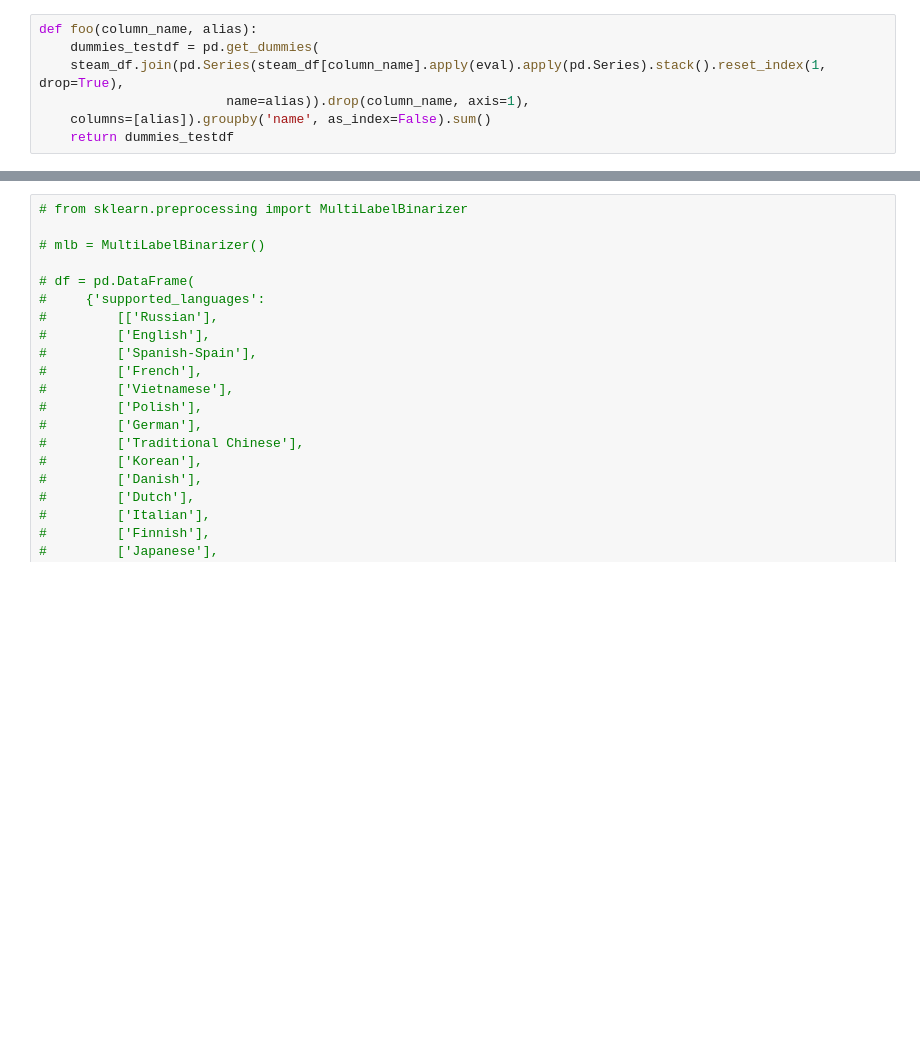
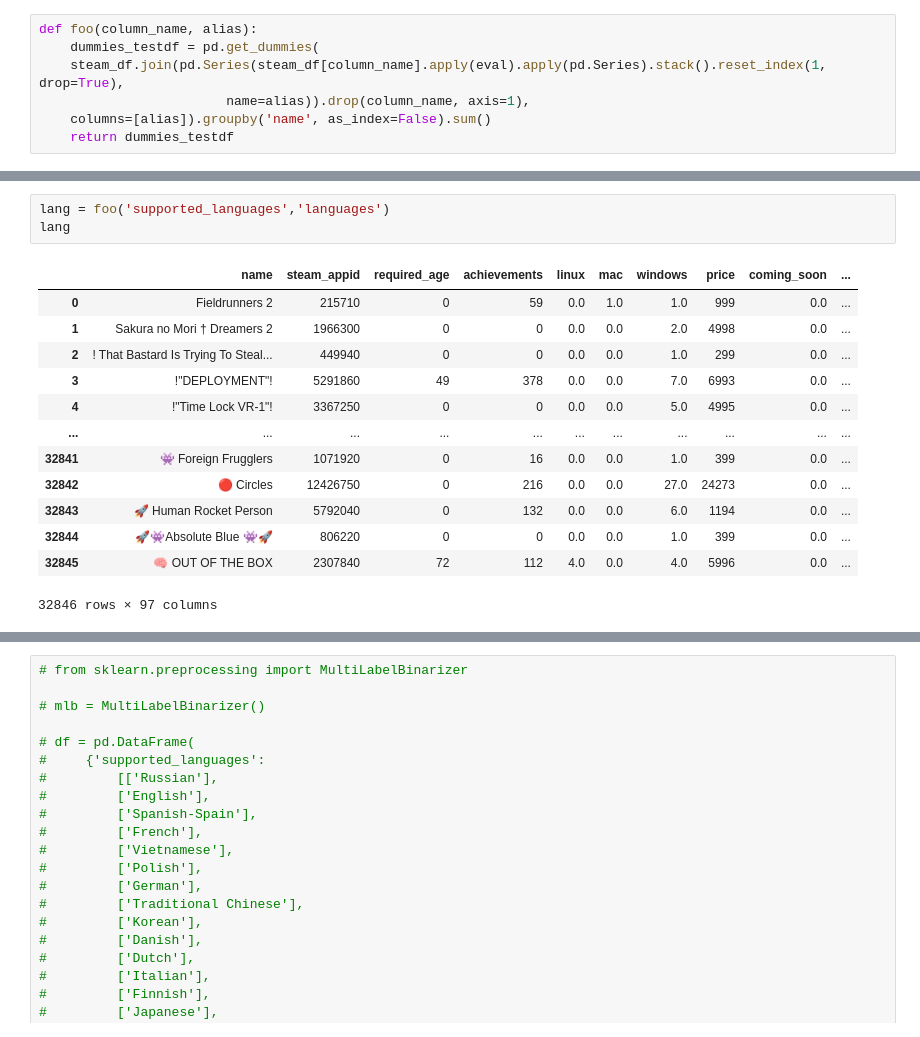
Before and after one commit to awesomepack/Steam-Recommender, a Jupyter notebook: ml1.ipynb, the cells around one changed output, grey strips where cells are left out. Saved outputs shown, nothing was run; the diff lists cells and outputs as text; blank space fills up the shorter version.

```diff
--- a/ml1.ipynb
+++ b/ml1.ipynb
@@ -72,0 +118,17 @@ foo('categories', "category")
+# %%
+lang = foo('supported_languages','languages')
+lang
+# %% [output]
+|  | name | steam_appid | required_age | achievements | linux | mac | windows | price | coming_soon | ... |
+| 0 | Fieldrunners 2 | 215710 | 0 | 59 | 0.0 | 1.0 | 1.0 | 999 | 0.0 | ... |
+| 1 | Sakura no Mori † Dreamers 2 | 1966300 | 0 | 0 | 0.0 | 0.0 | 2.0 | 4998 | 0.0 | ... |
+| 2 | ! That Bastard Is Trying To Steal... | 449940 | 0 | 0 | 0.0 | 0.0 | 1.0 | 299 | 0.0 | ... |
+| 3 | !"DEPLOYMENT"! | 5291860 | 49 | 378 | 0.0 | 0.0 | 7.0 | 6993 | 0.0 | ... |
+| 4 | !"Time Lock VR-1"! | 3367250 | 0 | 0 | 0.0 | 0.0 | 5.0 | 4995 | 0.0 | ... |
+| ... | ... | ... | ... | ... | ... | ... | ... | ... | ... | ... |
+| 32841 | 👾 Foreign Frugglers | 1071920 | 0 | 16 | 0.0 | 0.0 | 1.0 | 399 | 0.0 | ... |
+| 32842 | 🔴 Circles | 12426750 | 0 | 216 | 0.0 | 0.0 | 27.0 | 24273 | 0.0 | ... |
+| 32843 | 🚀 Human Rocket Person | 5792040 | 0 | 132 | 0.0 | 0.0 | 6.0 | 1194 | 0.0 | ... |
+| 32844 | 🚀👾Absolute Blue 👾🚀 | 806220 | 0 | 0 | 0.0 | 0.0 | 1.0 | 399 | 0.0 | ... |
+| 32845 | 🧠 OUT OF THE BOX | 2307840 | 72 | 112 | 4.0 | 0.0 | 4.0 | 5996 | 0.0 | ... |
+32846 rows × 97 columns
```
Also changed, not shown: parts of 29 cells of this notebook, 10 other files.
